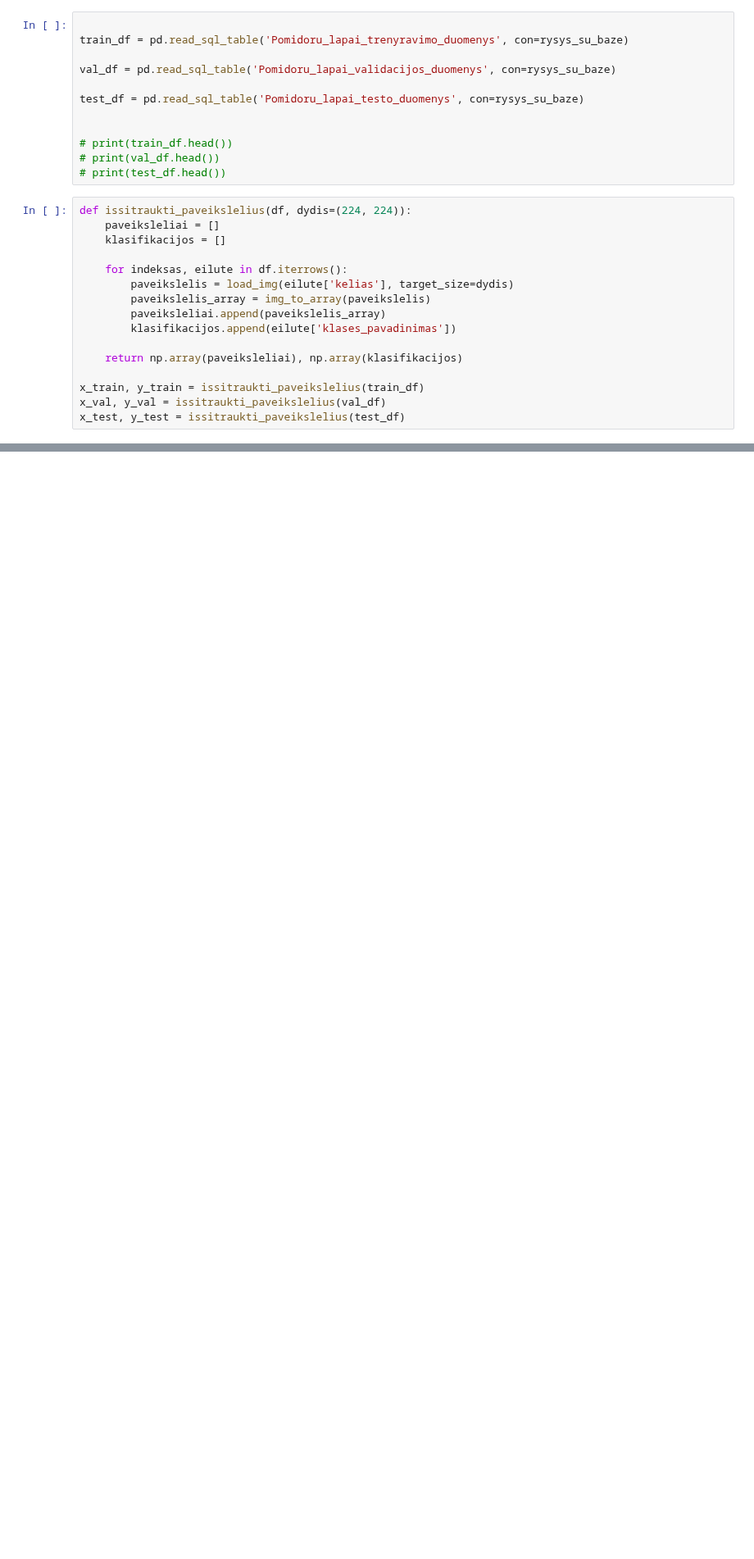
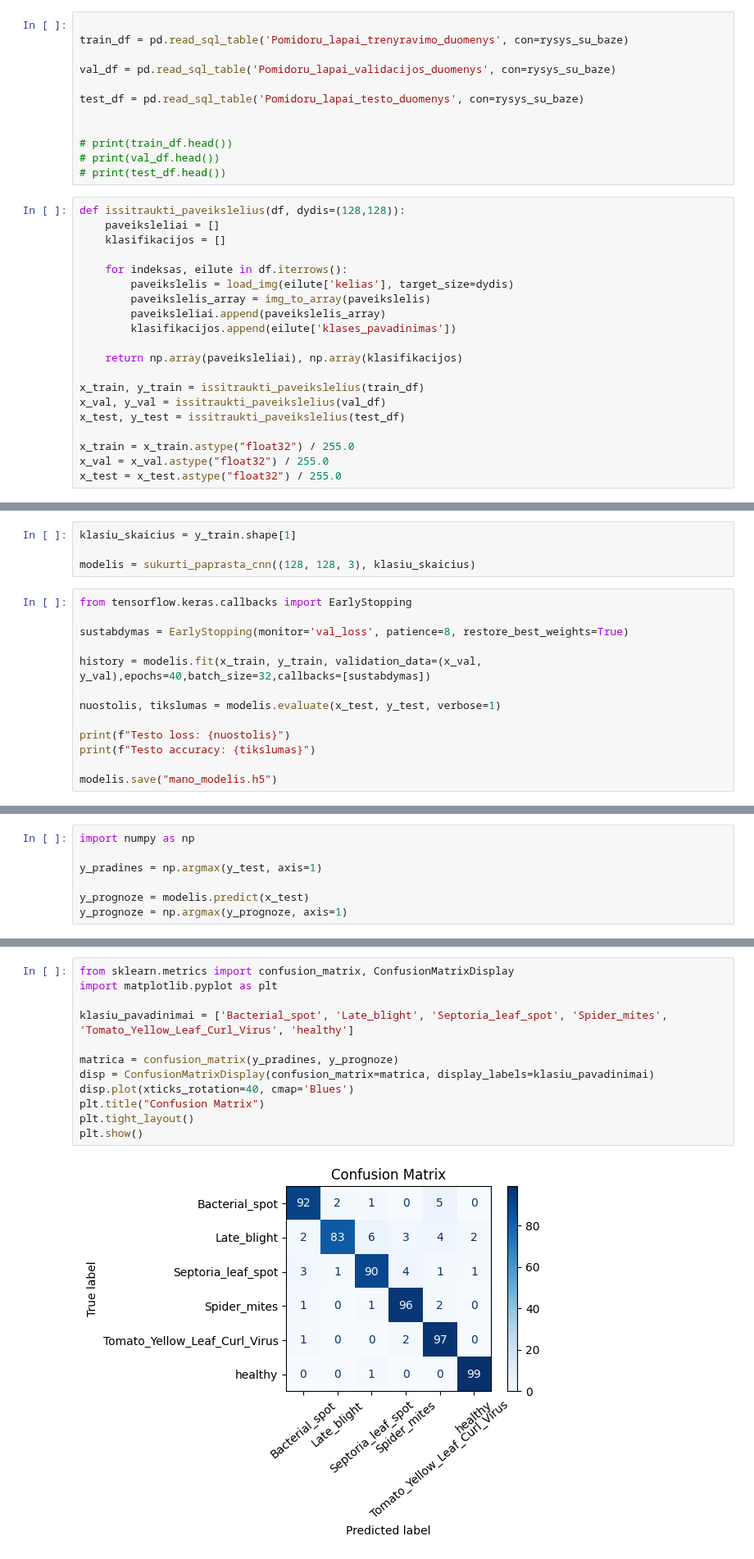
Before and after one commit to editaturlaite/pomidorai_repositorija, a Jupyter notebook: pomidorai.ipynb, the cells around one changed output, grey strips where cells are left out. Shown at 82% size. Drawn from its saved outputs; the diff is of its cells as text; blank space fills up the shorter version.

Commit message:
sukurtas ir istestuotas paprastas cnn modelis

```diff
--- a/pomidorai.ipynb
+++ b/pomidorai.ipynb
@@ -133,7 +133,7 @@ test_df = pd.read_sql_table('Pomidoru_lapai_testo_duomenys', con=rysys_su_baze)
 # print(val_df.head())
 # print(test_df.head())
 # %%
-def issitraukti_paveikslelius(df, dydis=(224, 224)):
+def issitraukti_paveikslelius(df, dydis=(128,128)):
     paveiksleliai = []
     klasifikacijos = []
 
@@ -148,3 +148,7 @@ def issitraukti_paveikslelius(df, dydis=(224, 224)):
 x_train, y_train = issitraukti_paveikslelius(train_df)
 x_val, y_val = issitraukti_paveikslelius(val_df)
 x_test, y_test = issitraukti_paveikslelius(test_df)
+
+x_train = x_train.astype("float32") / 255.0
+x_val = x_val.astype("float32") / 255.0
+x_test = x_test.astype("float32") / 255.0
@@ -165,0 +214,17 @@ Klases uzkoduotos
+# %%
+klasiu_skaicius = y_train.shape[1]
+
+modelis = sukurti_paprasta_cnn((128, 128, 3), klasiu_skaicius)
+# %%
+from tensorflow.keras.callbacks import EarlyStopping
+
+sustabdymas = EarlyStopping(monitor='val_loss', patience=8, restore_best_weights=True)
+
+history = modelis.fit(x_train, y_train, validation_data=(x_val, y_val),epochs=40,batch_size=32,callbacks=[sustabdymas])
+
+nuostolis, tikslumas = modelis.evaluate(x_test, y_test, verbose=1)
+
+print(f"Testo loss: {nuostolis}")
+print(f"Testo accuracy: {tikslumas}")
+
+modelis.save("mano_modelis.h5")
@@ -165,0 +250,7 @@ Klases uzkoduotos
+# %%
+import numpy as np
+
+y_pradines = np.argmax(y_test, axis=1)
+
+y_prognoze = modelis.predict(x_test)
+y_prognoze = np.argmax(y_prognoze, axis=1)
@@ -165,0 +259,14 @@ Klases uzkoduotos
+# %%
+from sklearn.metrics import confusion_matrix, ConfusionMatrixDisplay
+import matplotlib.pyplot as plt
+
+klasiu_pavadinimai = ['Bacterial_spot', 'Late_blight', 'Septoria_leaf_spot', 'Spider_mites', 'Tomato_Yellow_Leaf_Curl_Virus', 'healthy']
+
+matrica = confusion_matrix(y_pradines, y_prognoze)
+disp = ConfusionMatrixDisplay(confusion_matrix=matrica, display_labels=klasiu_pavadinimai)
+disp.plot(xticks_rotation=40, cmap='Blues')
+plt.title("Confusion Matrix")
+plt.tight_layout()
+plt.show()
+# %% [output]
+[figure, added]
```
Also changed, not shown: parts of 7 cells of this notebook, 1 other file.
